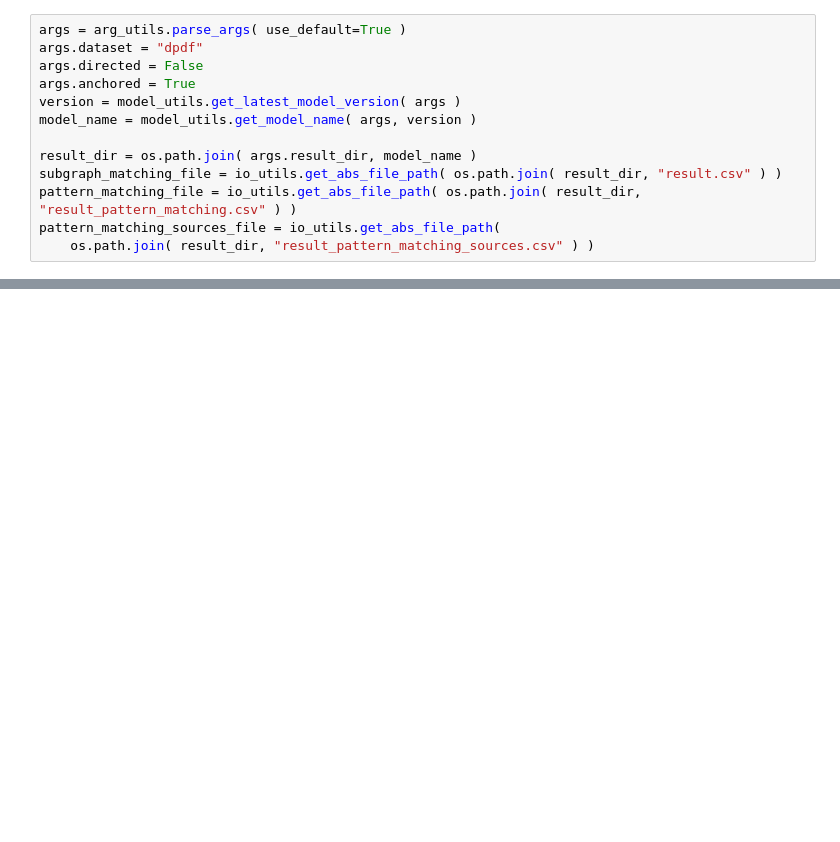
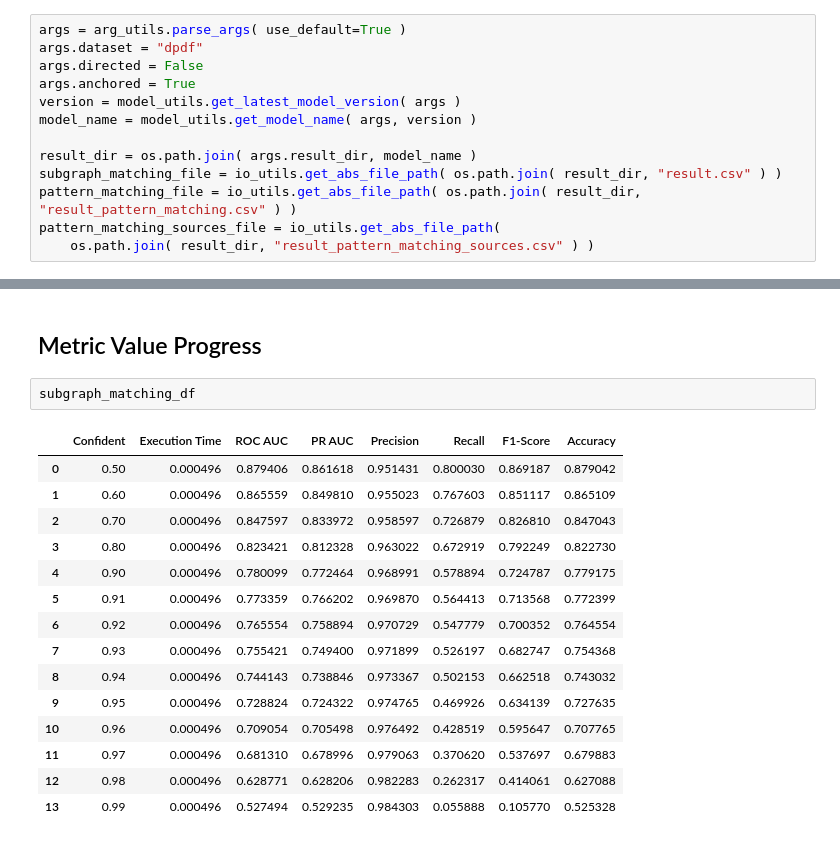
Before and after one commit to DerJeanjour/dpd-subgraph-matching, a Jupyter notebook: matching/glema/notebooks/matching_results.ipynb, the cells around one changed output, grey strips where cells are left out. Saved outputs shown, nothing was run; the diff lists cells and outputs as text; blank space fills up the shorter version.

```diff
--- a/matching/glema/notebooks/matching_results.ipynb
+++ b/matching/glema/notebooks/matching_results.ipynb
@@ -86,0 +147,20 @@ compute_pred_cm( true_labels, pred_labels, "matching_cm", labels=pattern_types,
+# %% [markdown]
+## Metric Value Progress
+# %%
+subgraph_matching_df
+# %% [output]
+|  | Confident | Execution Time | ROC AUC | PR AUC | Precision | Recall | F1-Score | Accuracy |
+| 0 | 0.50 | 0.000496 | 0.879406 | 0.861618 | 0.951431 | 0.800030 | 0.869187 | 0.879042 |
+| 1 | 0.60 | 0.000496 | 0.865559 | 0.849810 | 0.955023 | 0.767603 | 0.851117 | 0.865109 |
+| 2 | 0.70 | 0.000496 | 0.847597 | 0.833972 | 0.958597 | 0.726879 | 0.826810 | 0.847043 |
+| 3 | 0.80 | 0.000496 | 0.823421 | 0.812328 | 0.963022 | 0.672919 | 0.792249 | 0.822730 |
+| 4 | 0.90 | 0.000496 | 0.780099 | 0.772464 | 0.968991 | 0.578894 | 0.724787 | 0.779175 |
+| 5 | 0.91 | 0.000496 | 0.773359 | 0.766202 | 0.969870 | 0.564413 | 0.713568 | 0.772399 |
+| 6 | 0.92 | 0.000496 | 0.765554 | 0.758894 | 0.970729 | 0.547779 | 0.700352 | 0.764554 |
+| 7 | 0.93 | 0.000496 | 0.755421 | 0.749400 | 0.971899 | 0.526197 | 0.682747 | 0.754368 |
+| 8 | 0.94 | 0.000496 | 0.744143 | 0.738846 | 0.973367 | 0.502153 | 0.662518 | 0.743032 |
+| 9 | 0.95 | 0.000496 | 0.728824 | 0.724322 | 0.974765 | 0.469926 | 0.634139 | 0.727635 |
+| 10 | 0.96 | 0.000496 | 0.709054 | 0.705498 | 0.976492 | 0.428519 | 0.595647 | 0.707765 |
+| 11 | 0.97 | 0.000496 | 0.681310 | 0.678996 | 0.979063 | 0.370620 | 0.537697 | 0.679883 |
+| 12 | 0.98 | 0.000496 | 0.628771 | 0.628206 | 0.982283 | 0.262317 | 0.414061 | 0.627088 |
+| 13 | 0.99 | 0.000496 | 0.527494 | 0.529235 | 0.984303 | 0.055888 | 0.105770 | 0.525328 |
```
Also changed, not shown: parts of 12 cells of this notebook, 14 other files.
